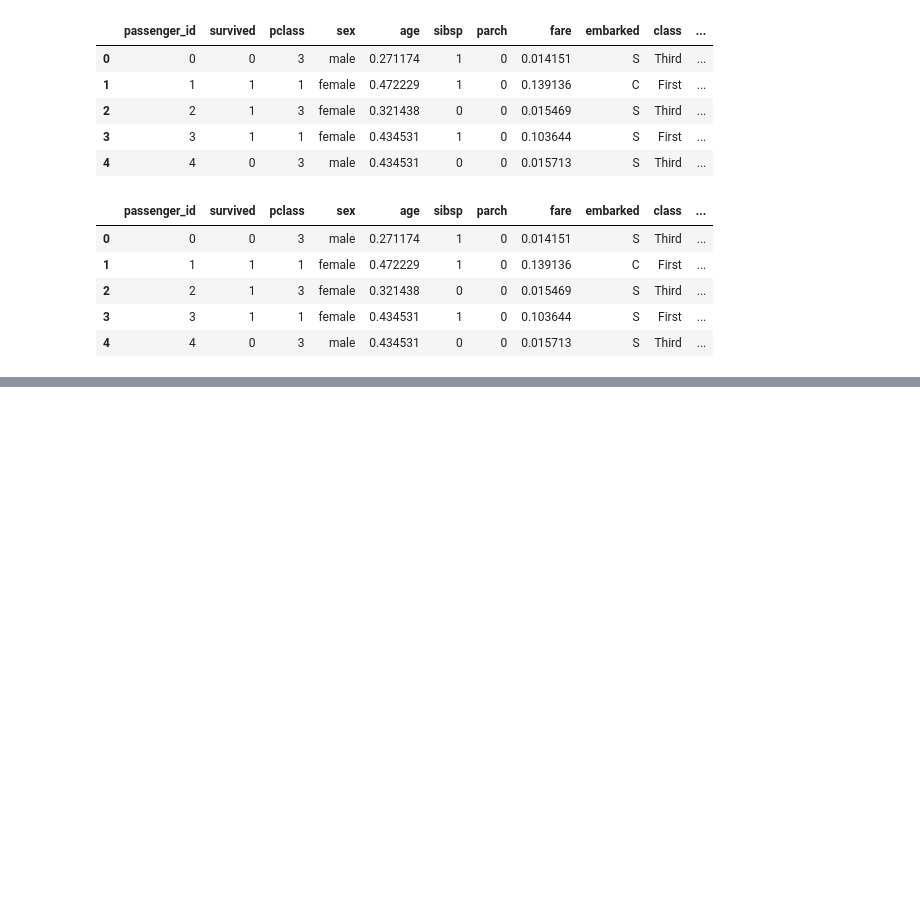
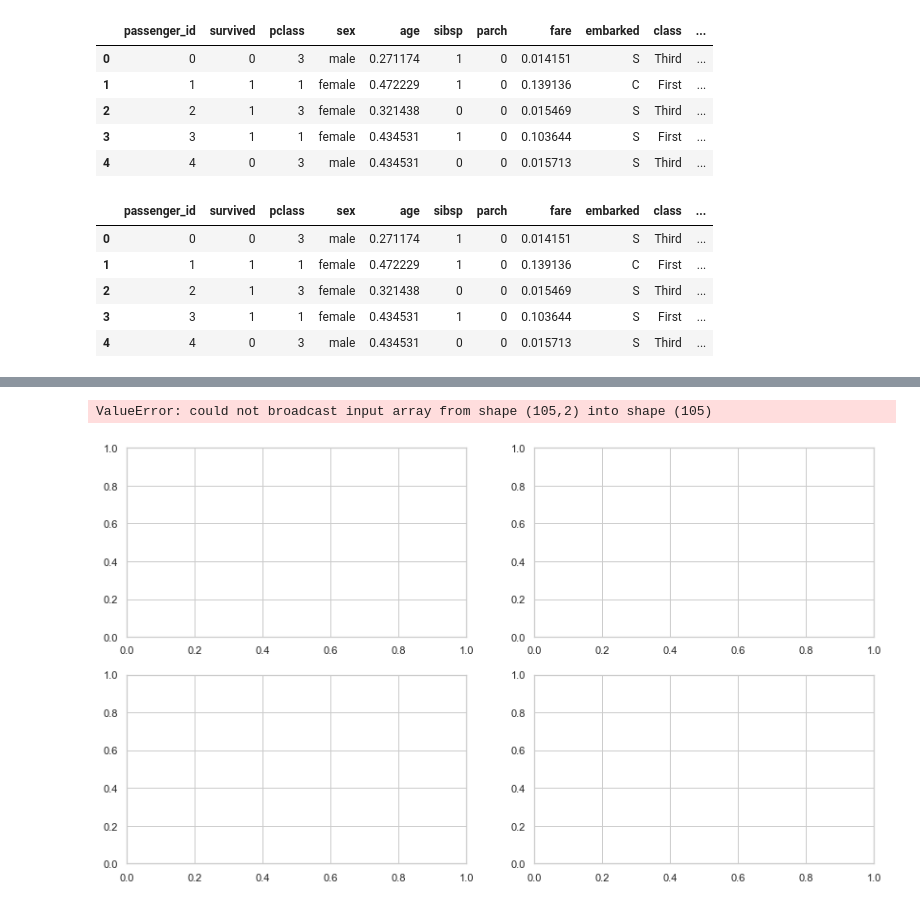
Before and after one commit to Johndsalas/ds-methodologies-exercises, a Jupyter notebook: classification/classification_exercises.ipynb, the cells around one changed output, grey strips where cells are left out. Saved outputs shown, nothing was run; the diff lists cells and outputs as text; code cells hidden in the pictures; blank space fills up the shorter version.

```diff
--- a/classification/classification_exercises.ipynb
+++ b/classification/classification_exercises.ipynb
@@ -446,0 +572,11 @@ tdf.head()
+# %%
+features1 = ['sepal_length', 'sepal_width']
+features2 = ['sepal_length', 'sepal_width']
+
+_, ax = plt.subplots(nrows=2, ncols=2, figsize=(14,8))
+
+for i, feature1 in enumerate(features):
+    sns.barplot(features1, features2, data=train, ax=ax[i], alpha=.5)
+# %% [output]
+ValueError: could not broadcast input array from shape (105,2) into shape (105)
+[figure, added]
```
Also changed, not shown: parts of 15 cells of this notebook, 4 other files.
